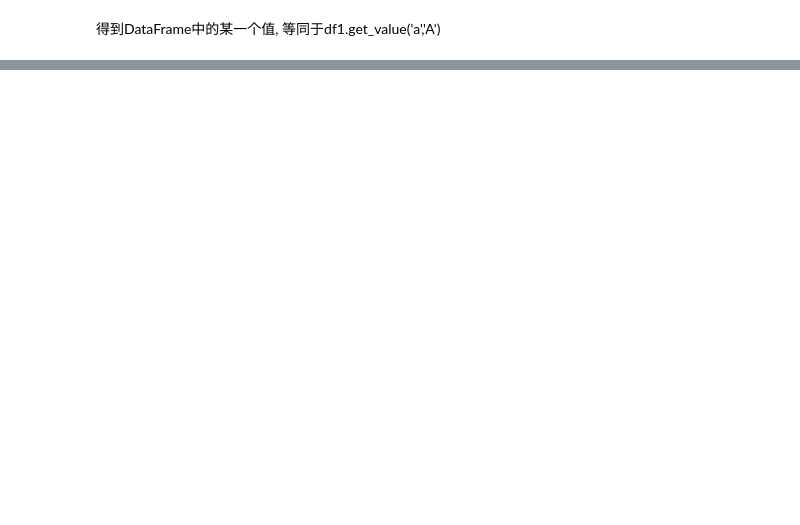
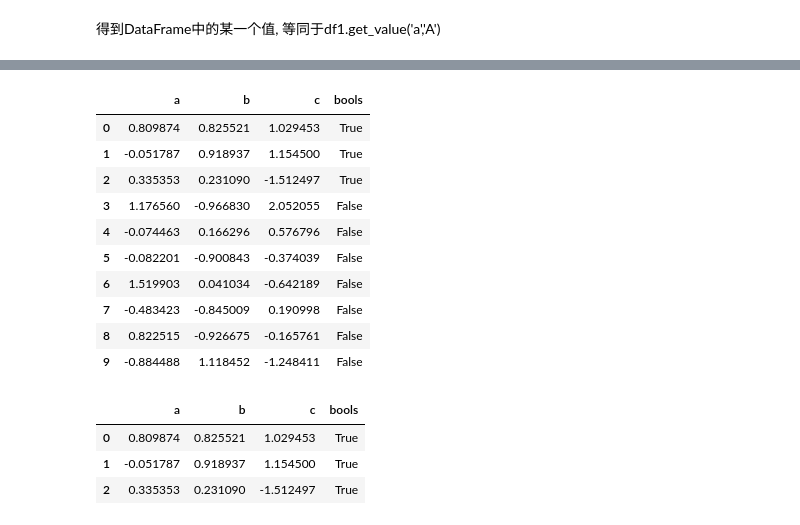
Before and after one commit to slofast/pandas-doc-zh, a Jupyter notebook: 检索 ,查询数据-Indexing and Selecting Data.ipynb, the cells around one changed output, grey strips where cells are left out. Saved outputs shown, nothing was run; the diff lists cells and outputs as text; code cells hidden in the pictures; blank space fills up the shorter version.

```diff
--- a/检索 ,查询数据-Indexing and Selecting Data.ipynb
+++ b/检索 ,查询数据-Indexing and Selecting Data.ipynb
@@ -489,0 +1398,2 @@ df1.get_value('a','A')
+# %%
+n = 10
@@ -489,0 +1727,3 @@ df1.get_value('a','A')
+# %%
+df = pd.DataFrame(np.random.randn(n, 3), columns=list('abc'))
+df
@@ -489,0 +1742,23 @@ df1.get_value('a','A')
+# %%
+df['bools']=np.random.randn(len(df))>0.5
+# %%
+df
+# %% [output]
+|  | a | b | c | bools |
+| 0 | 0.809874 | 0.825521 | 1.029453 | True |
+| 1 | -0.051787 | 0.918937 | 1.154500 | True |
+| 2 | 0.335353 | 0.231090 | -1.512497 | True |
+| 3 | 1.176560 | -0.966830 | 2.052055 | False |
+| 4 | -0.074463 | 0.166296 | 0.576796 | False |
+| 5 | -0.082201 | -0.900843 | -0.374039 | False |
+| 6 | 1.519903 | 0.041034 | -0.642189 | False |
+| 7 | -0.483423 | -0.845009 | 0.190998 | False |
+| 8 | 0.822515 | -0.926675 | -0.165761 | False |
+| 9 | -0.884488 | 1.118452 | -1.248411 | False |
+# %%
+df.query('bools')
+# %% [output]
+|  | a | b | c | bools |
+| 0 | 0.809874 | 0.825521 | 1.029453 | True |
+| 1 | -0.051787 | 0.918937 | 1.154500 | True |
+| 2 | 0.335353 | 0.231090 | -1.512497 | True |
```
Also changed, not shown: parts of 292 cells of this notebook.
